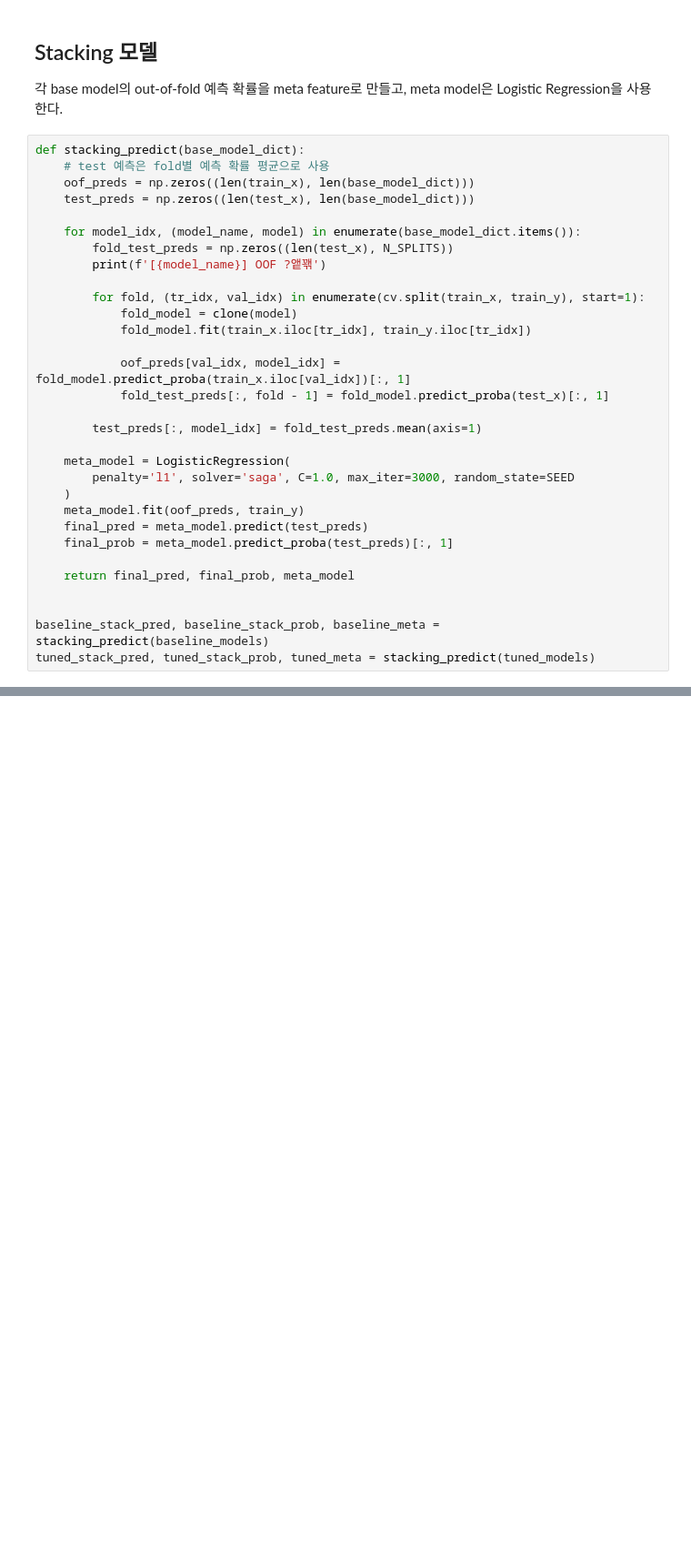
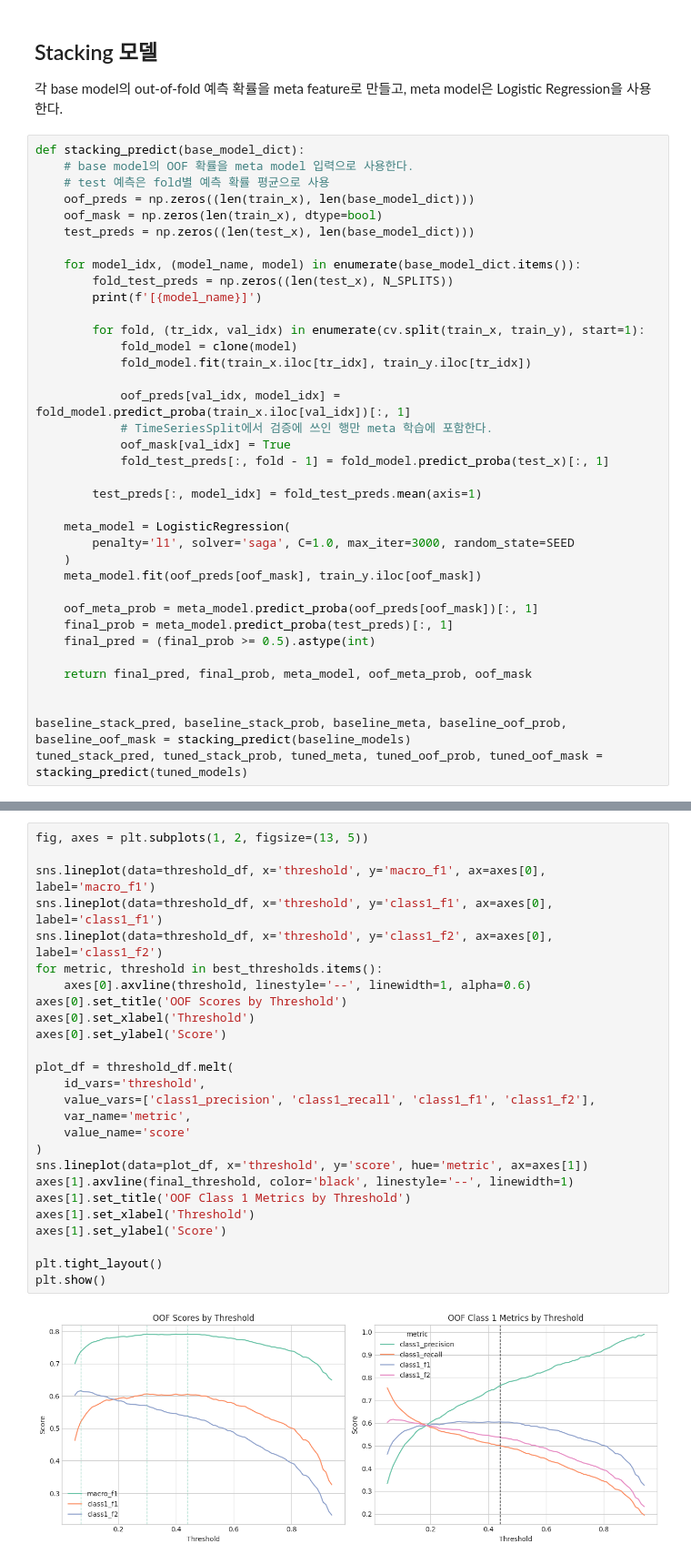
Before and after one commit to wagyu09/invoice-delay-prediction, a Jupyter notebook: notebooks/07_hyperparameter_tuning.ipynb, the cells around one changed output, grey strips where cells are left out. Shown at 91% size. Drawn from its saved outputs; the diff is of its cells as text; blank space fills up the shorter version.

```diff
--- a/notebooks/07_hyperparameter_tuning.ipynb
+++ b/notebooks/07_hyperparameter_tuning.ipynb
@@ -331,19 +355,23 @@ plt.show()
 각 base model의 out-of-fold 예측 확률을 meta feature로 만들고, meta model은 Logistic Regression을 사용한다.
 # %%
 def stacking_predict(base_model_dict):
+    # base model의 OOF 확률을 meta model 입력으로 사용한다.
     # test 예측은 fold별 예측 확률 평균으로 사용
     oof_preds = np.zeros((len(train_x), len(base_model_dict)))
+    oof_mask = np.zeros(len(train_x), dtype=bool)
     test_preds = np.zeros((len(test_x), len(base_model_dict)))
 
     for model_idx, (model_name, model) in enumerate(base_model_dict.items()):
         fold_test_preds = np.zeros((len(test_x), N_SPLITS))
-        print(f'[{model_name}] OOF ?앹꽦')
+        print(f'[{model_name}]')
 
         for fold, (tr_idx, val_idx) in enumerate(cv.split(train_x, train_y), start=1):
             fold_model = clone(model)
             fold_model.fit(train_x.iloc[tr_idx], train_y.iloc[tr_idx])
 
             oof_preds[val_idx, model_idx] = fold_model.predict_proba(train_x.iloc[val_idx])[:, 1]
+            # TimeSeriesSplit에서 검증에 쓰인 행만 meta 학습에 포함한다.
+            oof_mask[val_idx] = True
             fold_test_preds[:, fold - 1] = fold_model.predict_proba(test_x)[:, 1]
 
         test_preds[:, model_idx] = fold_test_preds.mean(axis=1)
@@ -351,12 +379,14 @@ def stacking_predict(base_model_dict):
     meta_model = LogisticRegression(
         penalty='l1', solver='saga', C=1.0, max_iter=3000, random_state=SEED
     )
-    meta_model.fit(oof_preds, train_y)
-    final_pred = meta_model.predict(test_preds)
+    meta_model.fit(oof_preds[oof_mask], train_y.iloc[oof_mask])
+
+    oof_meta_prob = meta_model.predict_proba(oof_preds[oof_mask])[:, 1]
     final_prob = meta_model.predict_proba(test_preds)[:, 1]
+    final_pred = (final_prob >= 0.5).astype(int)
 
-    return final_pred, final_prob, meta_model
+    return final_pred, final_prob, meta_model, oof_meta_prob, oof_mask
 
 
-baseline_stack_pred, baseline_stack_prob, baseline_meta = stacking_predict(baseline_models)
-tuned_stack_pred, tuned_stack_prob, tuned_meta = stacking_predict(tuned_models)
+baseline_stack_pred, baseline_stack_prob, baseline_meta, baseline_oof_prob, baseline_oof_mask = stacking_predict(baseline_models)
+tuned_stack_pred, tuned_stack_prob, tuned_meta, tuned_oof_prob, tuned_oof_mask = stacking_predict(tuned_models)
@@ -400 +529,29 @@ plt.show()
+# %%
+fig, axes = plt.subplots(1, 2, figsize=(13, 5))
+
+sns.lineplot(data=threshold_df, x='threshold', y='macro_f1', ax=axes[0], label='macro_f1')
+sns.lineplot(data=threshold_df, x='threshold', y='class1_f1', ax=axes[0], label='class1_f1')
+sns.lineplot(data=threshold_df, x='threshold', y='class1_f2', ax=axes[0], label='class1_f2')
+for metric, threshold in best_thresholds.items():
+    axes[0].axvline(threshold, linestyle='--', linewidth=1, alpha=0.6)
+axes[0].set_title('OOF Scores by Threshold')
+axes[0].set_xlabel('Threshold')
+axes[0].set_ylabel('Score')
+
+plot_df = threshold_df.melt(
+    id_vars='threshold',
+    value_vars=['class1_precision', 'class1_recall', 'class1_f1', 'class1_f2'],
+    var_name='metric',
+    value_name='score'
+)
+sns.lineplot(data=plot_df, x='threshold', y='score', hue='metric', ax=axes[1])
+axes[1].axvline(final_threshold, color='black', linestyle='--', linewidth=1)
+axes[1].set_title('OOF Class 1 Metrics by Threshold')
+axes[1].set_xlabel('Threshold')
+axes[1].set_ylabel('Score')
+
+plt.tight_layout()
+plt.show()
+# %% [output]
+[figure, added]
 # %%
```
Also changed, not shown: parts of 20 cells of this notebook.
